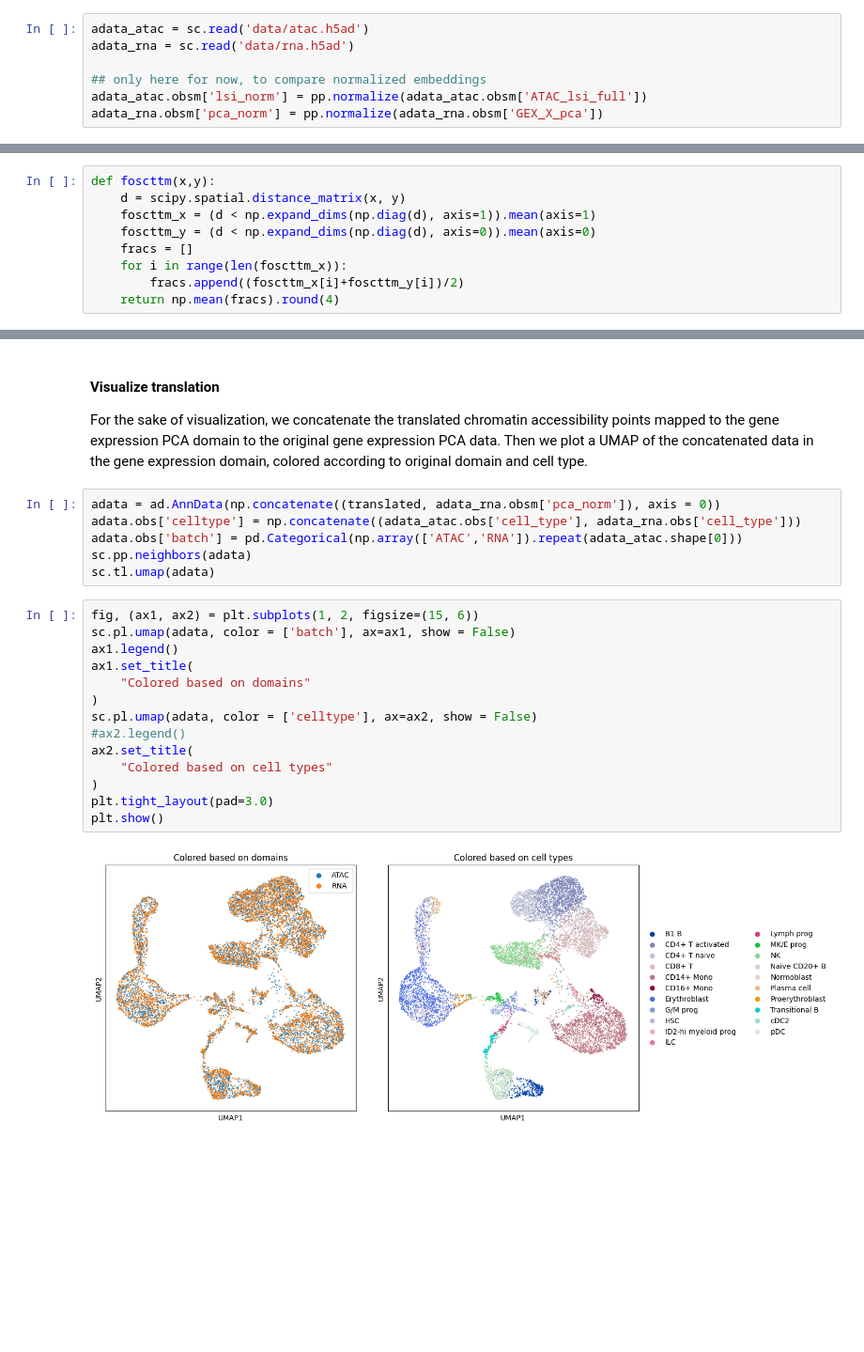
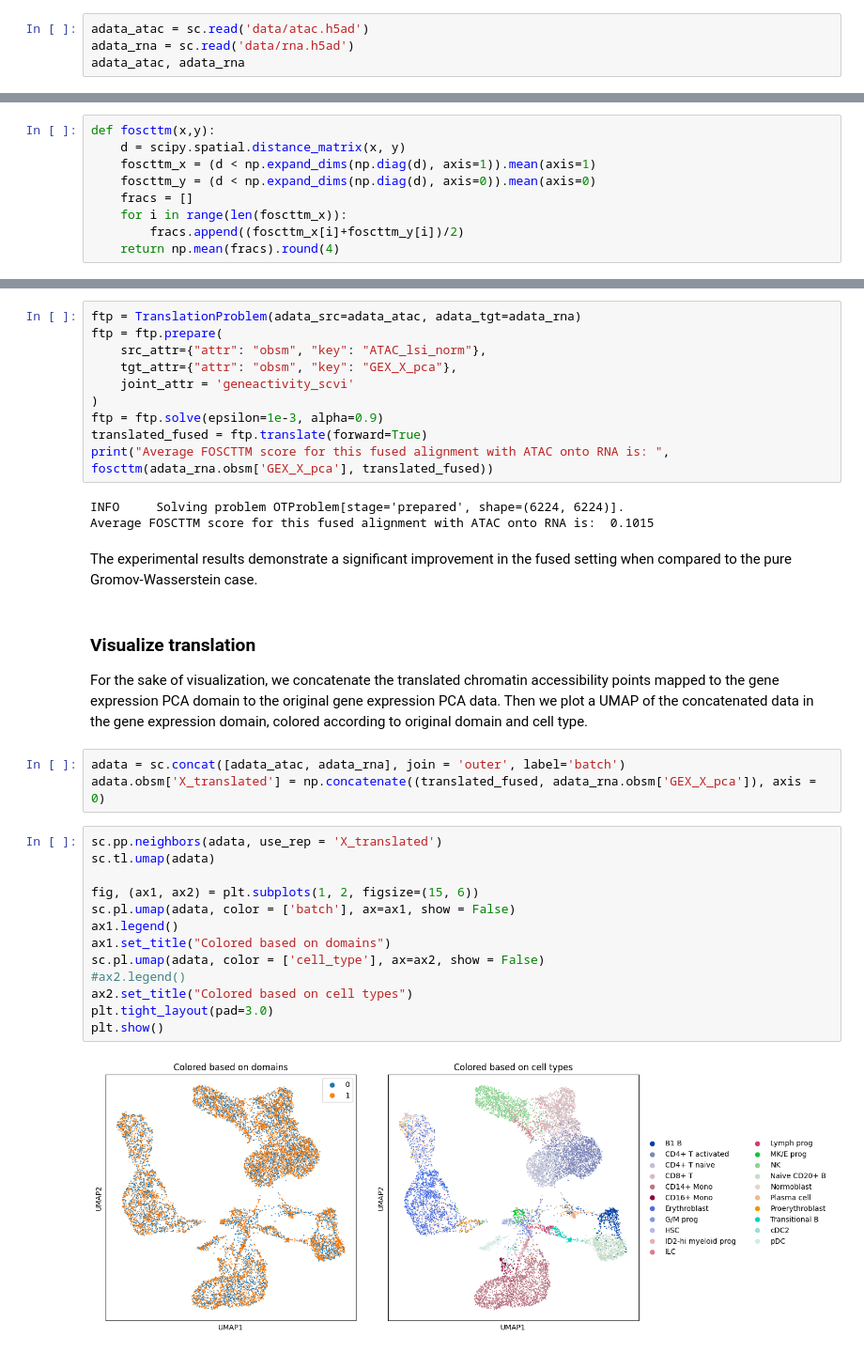
Before and after one commit to theislab/moscot_notebooks, a Jupyter notebook: tutorials/600_tutorial_translation.ipynb, the cells around one changed output, grey strips where cells are left out. Shown at 94% size. Cells and saved outputs as stored; diff of their text form; blank space fills up the shorter version.

```diff
--- a/tutorials/600_tutorial_translation.ipynb
+++ b/tutorials/600_tutorial_translation.ipynb
@@ -26,7 +26,4 @@ The preprocessed datset of bone marrow mononuclear cells is from the [Open Probl
 # %%
 adata_atac = sc.read('data/atac.h5ad')
 adata_rna = sc.read('data/rna.h5ad')
-
-## only here for now, to compare normalized embeddings
-adata_atac.obsm['lsi_norm'] = pp.normalize(adata_atac.obsm['ATAC_lsi_full'])
-adata_rna.obsm['pca_norm'] = pp.normalize(adata_rna.obsm['GEX_X_pca'])
+adata_atac, adata_rna
@@ -120,25 +117,36 @@ Average FOSCTTM score for this alignment with ATAC onto RNA is:  0.0562
+# %%
+ftp = TranslationProblem(adata_src=adata_atac, adata_tgt=adata_rna)
+ftp = ftp.prepare(
+    src_attr={"attr": "obsm", "key": "ATAC_lsi_norm"},
+    tgt_attr={"attr": "obsm", "key": "GEX_X_pca"},
+    joint_attr = 'geneactivity_scvi'
+)
+ftp = ftp.solve(epsilon=1e-3, alpha=0.9)
+translated_fused = ftp.translate(forward=True)
+print("Average FOSCTTM score for this fused alignment with ATAC onto RNA is: ", foscttm(adata_rna.obsm['GEX_X_pca'], translated_fused))
+# %% [output]
+INFO     Solving problem OTProblem[stage='prepared', shape=(6224, 6224)].
+Average FOSCTTM score for this fused alignment with ATAC onto RNA is:  0.1015
+# %% [markdown]
+The experimental results demonstrate a significant improvement in the fused setting when compared to the pure Gromov-Wasserstein case.
 # %% [markdown]
-#### Visualize translation
+### Visualize translation
 For the sake of visualization, we concatenate the translated chromatin accessibility points mapped to the gene expression PCA domain to the original gene expression PCA data. Then we plot a UMAP of the concatenated data in the gene expression domain, colored according to original domain and cell type.
-# %%
-adata = ad.AnnData(np.concatenate((translated, adata_rna.obsm['pca_norm']), axis = 0))
-adata.obs['celltype'] = np.concatenate((adata_atac.obs['cell_type'], adata_rna.obs['cell_type']))
-adata.obs['batch'] = pd.Categorical(np.array(['ATAC','RNA']).repeat(adata_atac.shape[0]))
-sc.pp.neighbors(adata)
-sc.tl.umap(adata)
+# %%
+adata = sc.concat([adata_atac, adata_rna], join = 'outer', label='batch')
+adata.obsm['X_translated'] = np.concatenate((translated_fused, adata_rna.obsm['GEX_X_pca']), axis = 0)
 # %%
+sc.pp.neighbors(adata, use_rep = 'X_translated')
+sc.tl.umap(adata)
+
 fig, (ax1, ax2) = plt.subplots(1, 2, figsize=(15, 6))
 sc.pl.umap(adata, color = ['batch'], ax=ax1, show = False)
 ax1.legend()
-ax1.set_title(
-    "Colored based on domains"
-)
-sc.pl.umap(adata, color = ['celltype'], ax=ax2, show = False)
+ax1.set_title("Colored based on domains")
+sc.pl.umap(adata, color = ['cell_type'], ax=ax2, show = False)
 #ax2.legend()
-ax2.set_title(
-    "Colored based on cell types"
-)
+ax2.set_title("Colored based on cell types")
 plt.tight_layout(pad=3.0)
 plt.show()
 # %% [output]
-[figure, old version]
+[figure, new version]
```
Also changed, not shown: parts of 16 cells of this notebook.
